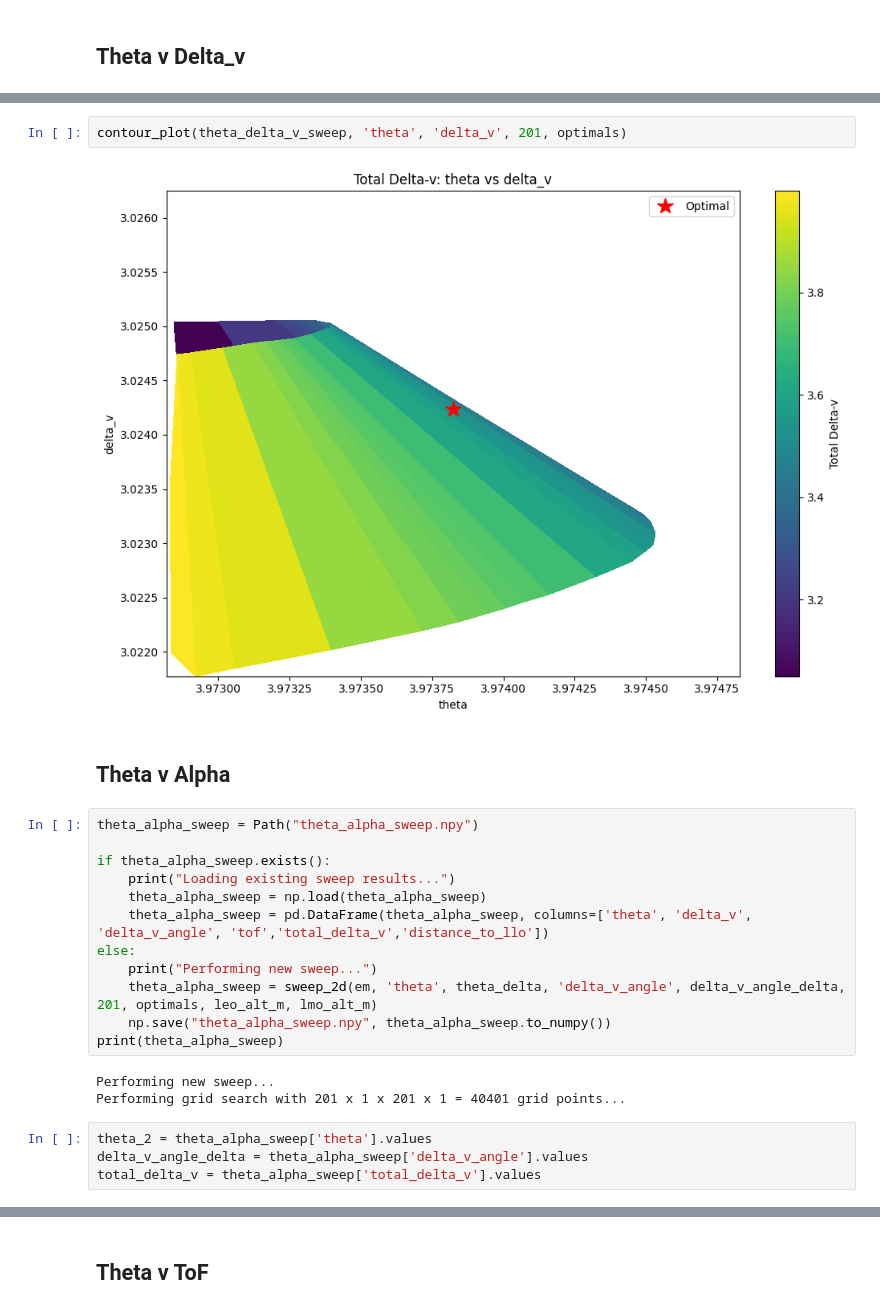
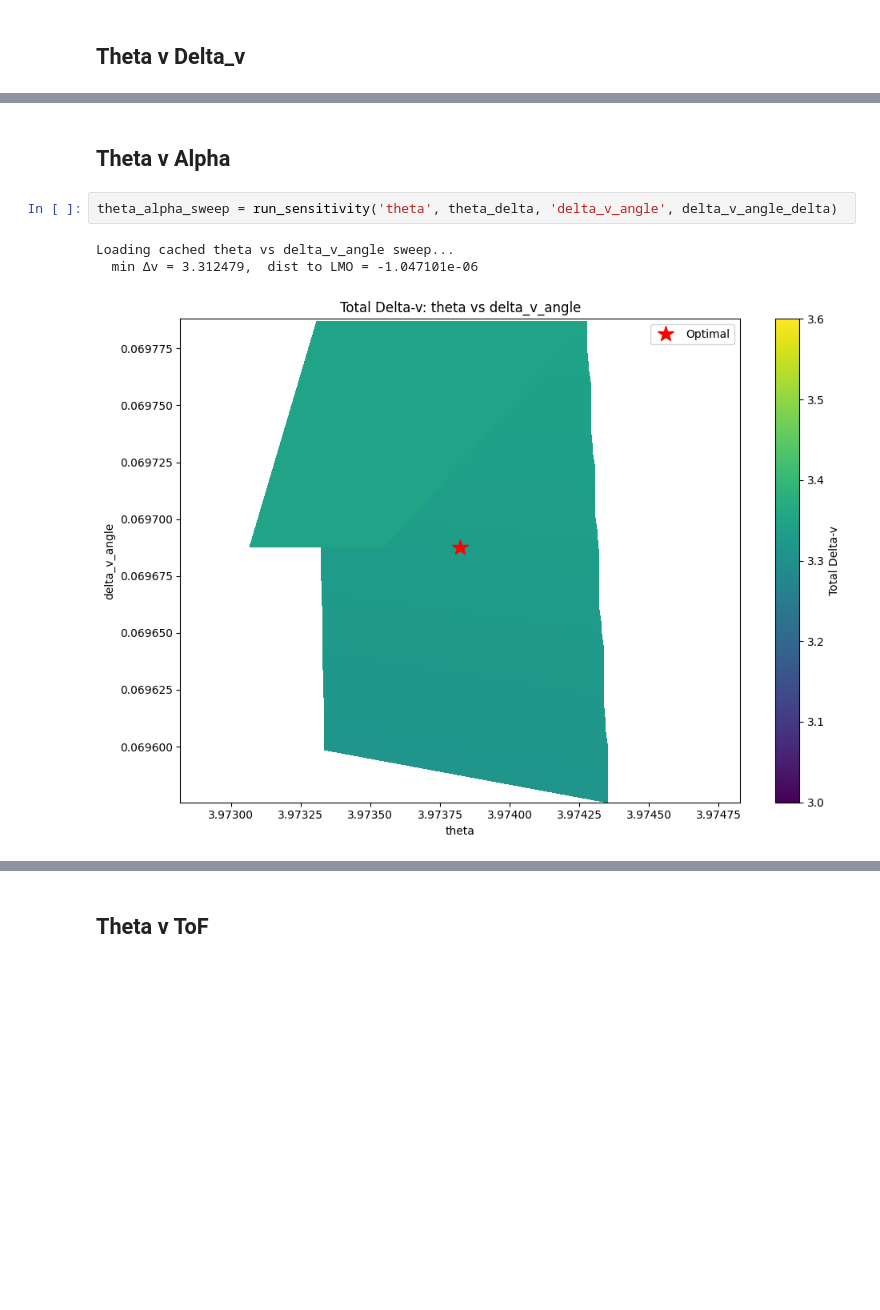
Before and after one commit to samcoulthurst/TrajectoryOptimizer, a Jupyter notebook: notebooks/sensitivites.ipynb, the cells around one changed output, grey strips where cells are left out. Cells and saved outputs as stored; diff of their text form; blank space fills up the shorter version.

```diff
--- a/notebooks/sensitivites.ipynb
+++ b/notebooks/sensitivites.ipynb
@@ -99,25 +97,8 @@ print(min_row[5])
-# %%
-contour_plot(theta_delta_v_sweep, 'theta', 'delta_v', 201, optimals)
-# %% [output]
-[figure, removed]
 # %% [markdown]
 ## Theta v Alpha
 # %%
-theta_alpha_sweep = Path("theta_alpha_sweep.npy")
-
-if theta_alpha_sweep.exists():
-    print("Loading existing sweep results...")
-    theta_alpha_sweep = np.load(theta_alpha_sweep)
-    theta_alpha_sweep = pd.DataFrame(theta_alpha_sweep, columns=['theta', 'delta_v', 'delta_v_angle', 'tof','total_delta_v','distance_to_llo'])
-else:
-    print("Performing new sweep...")
-    theta_alpha_sweep = sweep_2d(em, 'theta', theta_delta, 'delta_v_angle', delta_v_angle_delta, 201, optimals, leo_alt_m, lmo_alt_m)
-    np.save("theta_alpha_sweep.npy", theta_alpha_sweep.to_numpy())
-print(theta_alpha_sweep)
+theta_alpha_sweep = run_sensitivity('theta', theta_delta, 'delta_v_angle', delta_v_angle_delta)
 # %% [output]
-Performing new sweep...
-Performing grid search with 201 x 1 x 201 x 1 = 40401 grid points...
+Loading cached theta vs delta_v_angle sweep...
+  min Δv = 3.312479,  dist to LMO = -1.047101e-06
+[figure, added]
-# %%
-theta_2 = theta_alpha_sweep['theta'].values
-delta_v_angle_delta = theta_alpha_sweep['delta_v_angle'].values
-total_delta_v = theta_alpha_sweep['total_delta_v'].values
```
Also changed, not shown: parts of 14 cells of this notebook, 8 other files.
